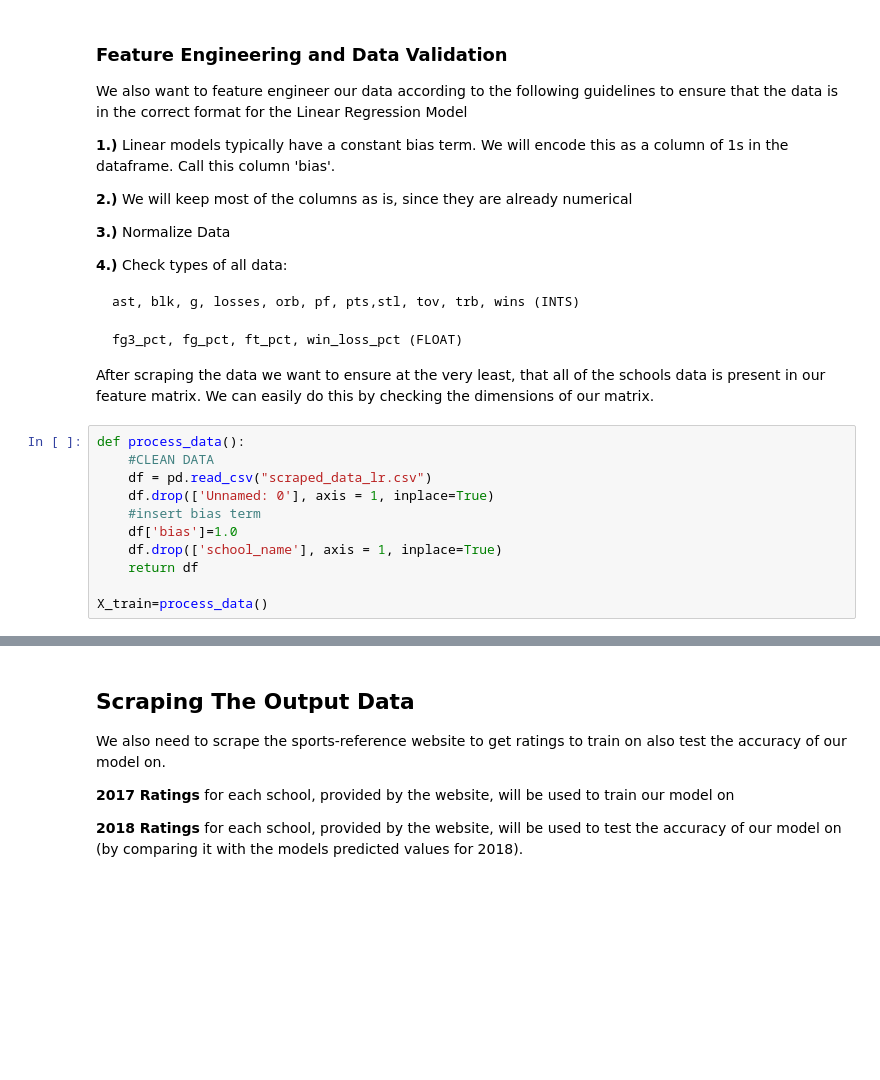
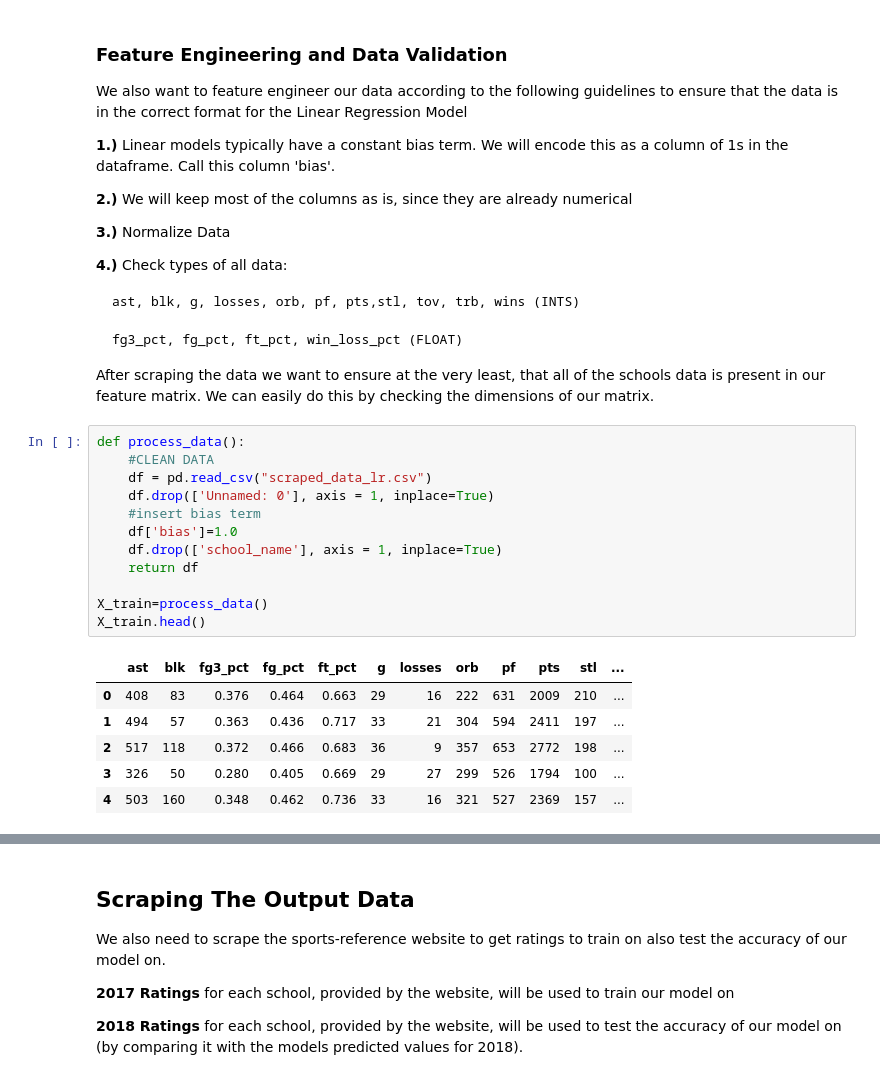
Before and after one commit to mpamin/PDS, a Jupyter notebook: Project.ipynb, the cells around one changed output, grey strips where cells are left out. Saved outputs shown, nothing was run; the diff lists cells and outputs as text; blank space fills up the shorter version.

```diff
--- a/Project.ipynb
+++ b/Project.ipynb
@@ -494,14 +506,22 @@ After scraping the data we want to ensure at the very least, that all of the sch
 # %%
 def process_data():
     #CLEAN DATA
     df = pd.read_csv("scraped_data_lr.csv")
     df.drop(['Unnamed: 0'], axis = 1, inplace=True)
     #insert bias term
     df['bias']=1.0
     df.drop(['school_name'], axis = 1, inplace=True)
     return df
 
 X_train=process_data()
+X_train.head()
+# %% [output]
+|  | ast | blk | fg3_pct | fg_pct | ft_pct | g | losses | orb | pf | pts | stl | ... |
+| 0 | 408 | 83 | 0.376 | 0.464 | 0.663 | 29 | 16 | 222 | 631 | 2009 | 210 | ... |
+| 1 | 494 | 57 | 0.363 | 0.436 | 0.717 | 33 | 21 | 304 | 594 | 2411 | 197 | ... |
+| 2 | 517 | 118 | 0.372 | 0.466 | 0.683 | 36 | 9 | 357 | 653 | 2772 | 198 | ... |
+| 3 | 326 | 50 | 0.280 | 0.405 | 0.669 | 29 | 27 | 299 | 526 | 1794 | 100 | ... |
+| 4 | 503 | 160 | 0.348 | 0.462 | 0.736 | 33 | 16 | 321 | 527 | 2369 | 157 | ... |
 # %%
 def process_data_test_X():
     #CLEAN DATA
```
Also changed, not shown: parts of 15 cells of this notebook, 5 other files.
